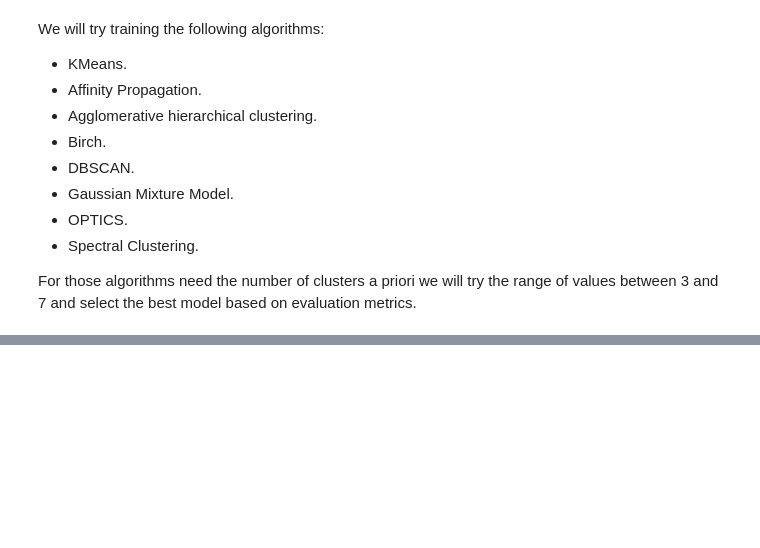
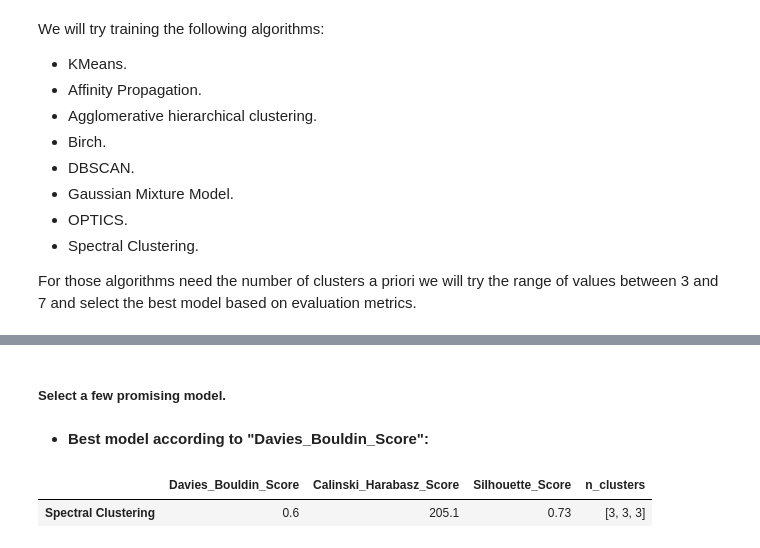
Before and after one commit to Ranjitkumarmuduli/Capstone-Project--4, a Jupyter notebook: Online_Retail_Customer_Segmentation_Capstone_Project.ipynb, the cells around one changed output, grey strips where cells are left out. Cells and saved outputs as stored; diff of their text form; code cells hidden in the pictures; blank space fills up the shorter version.

```diff
--- a/Online_Retail_Customer_Segmentation_Capstone_Project.ipynb
+++ b/Online_Retail_Customer_Segmentation_Capstone_Project.ipynb
@@ -948,2 +949,11 @@ models_scores
 | OPTICS | 1.32 | 10.48 | -0.38 | [N/A] |
 | Spectral Clustering | 0.60 | 205.10 | 0.73 | [3, 3, 3] |
+# %% [markdown]
+##### **Select a few promising model.**
+# %% [markdown]
+* **Best model according to "Davies_Bouldin_Score":**
+# %%
+models_scores.loc[models_scores.Davies_Bouldin_Score==models_scores.Davies_Bouldin_Score.min()]
+# %% [output]
+|  | Davies_Bouldin_Score | Calinski_Harabasz_Score | Silhouette_Score | n_clusters |
+| Spectral Clustering | 0.6 | 205.1 | 0.73 | [3, 3, 3] |
```
Also changed, not shown: parts of 6 cells of this notebook.
